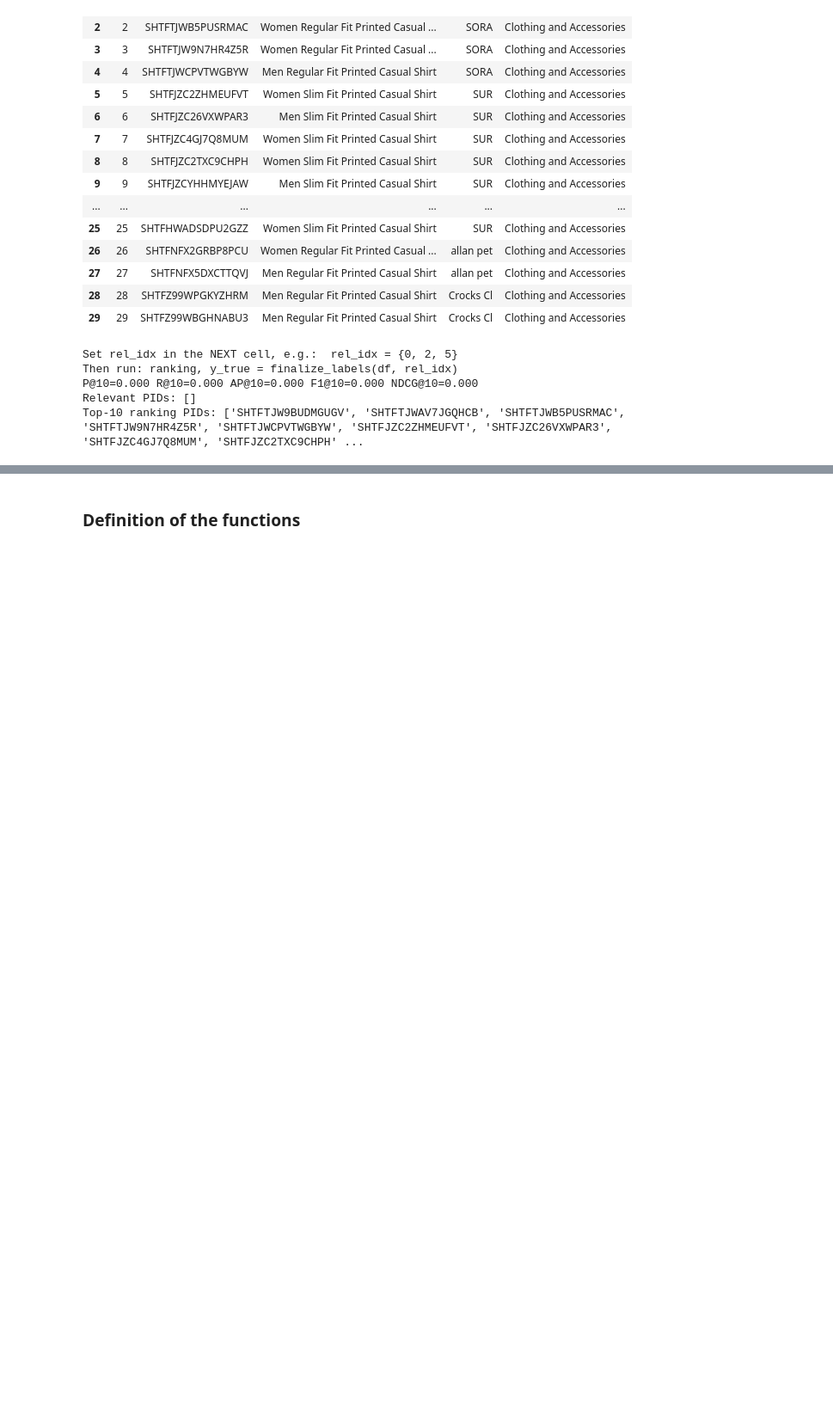
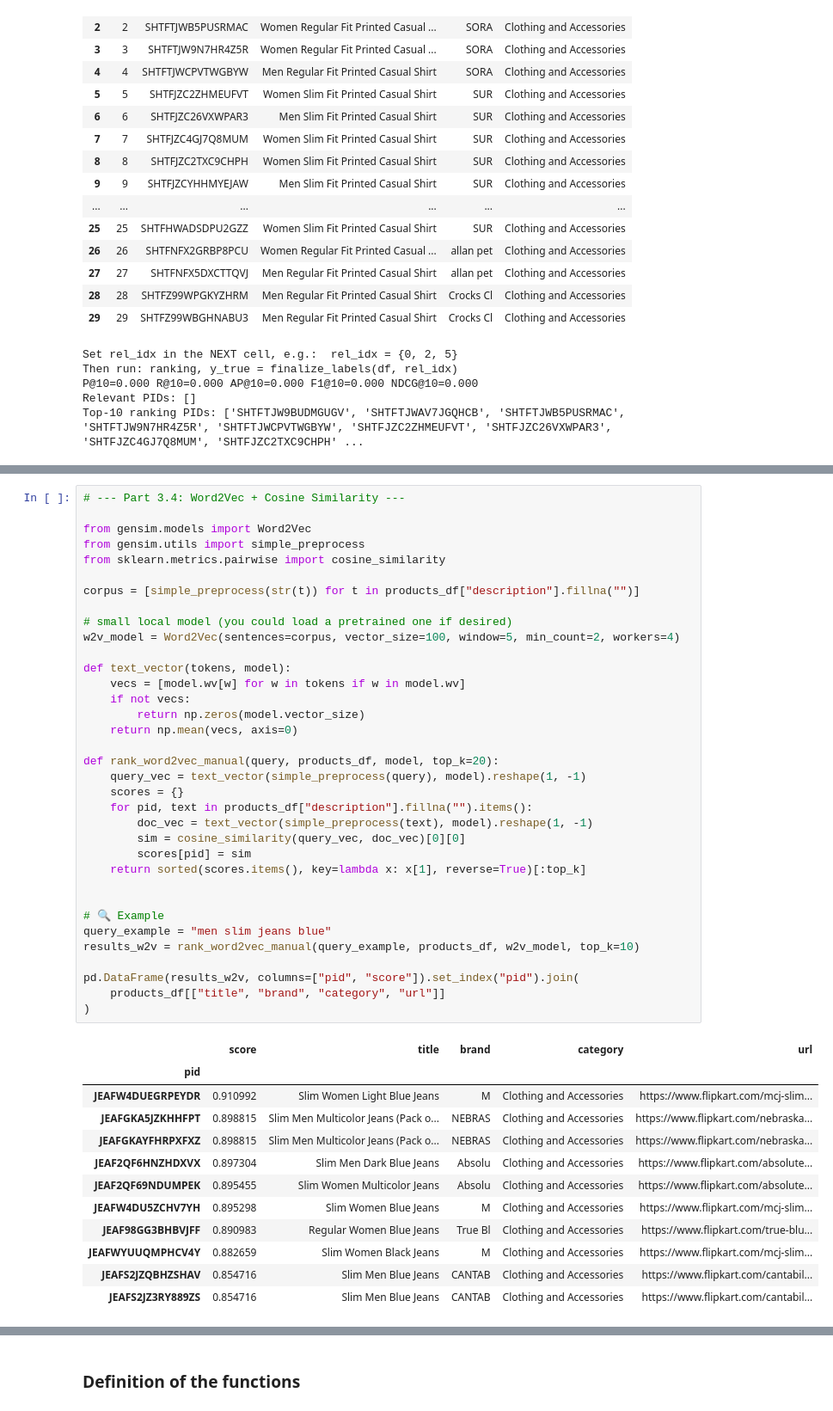
Before and after one commit to jordiestevee/irwa-search-engine-g_019, a Jupyter notebook: project_progress/part_3/Ranking_and_Filtering.ipynb, the cells around one changed output, grey strips where cells are left out. Shown at 86% size. Drawn from its saved outputs; the diff is of its cells as text; blank space fills up the shorter version.

```diff
--- a/project_progress/part_3/Ranking_and_Filtering.ipynb
+++ b/project_progress/part_3/Ranking_and_Filtering.ipynb
@@ -649,0 +830,48 @@ Top-10 ranking PIDs: ['SHTFTJW9BUDMGUGV', 'SHTFTJWAV7JGQHCB', 'SHTFTJWB5PUSRMAC'
+# %%
+# --- Part 3.4: Word2Vec + Cosine Similarity ---
+
+from gensim.models import Word2Vec
+from gensim.utils import simple_preprocess
+from sklearn.metrics.pairwise import cosine_similarity
+
+corpus = [simple_preprocess(str(t)) for t in products_df["description"].fillna("")]
+
+# small local model (you could load a pretrained one if desired)
+w2v_model = Word2Vec(sentences=corpus, vector_size=100, window=5, min_count=2, workers=4)
+
+def text_vector(tokens, model):
+    vecs = [model.wv[w] for w in tokens if w in model.wv]
+    if not vecs:
+        return np.zeros(model.vector_size)
+    return np.mean(vecs, axis=0)
+
+def rank_word2vec_manual(query, products_df, model, top_k=20):
+    query_vec = text_vector(simple_preprocess(query), model).reshape(1, -1)
+    scores = {}
+    for pid, text in products_df["description"].fillna("").items():
+        doc_vec = text_vector(simple_preprocess(text), model).reshape(1, -1)
+        sim = cosine_similarity(query_vec, doc_vec)[0][0]
+        scores[pid] = sim
+    return sorted(scores.items(), key=lambda x: x[1], reverse=True)[:top_k]
+
+
+# 🔍 Example
+query_example = "men slim jeans blue"
+results_w2v = rank_word2vec_manual(query_example, products_df, w2v_model, top_k=10)
+
+pd.DataFrame(results_w2v, columns=["pid", "score"]).set_index("pid").join(
+    products_df[["title", "brand", "category", "url"]]
+)
+# %% [output]
+|  | score | title | brand | category | url |
+| pid |  |  |  |  |  |
+| JEAFW4DUEGRPEYDR | 0.910992 | Slim Women Light Blue Jeans | M | Clothing and Accessories | https://www.flipkart.com/mcj-slim... |
+| JEAFGKA5JZKHHFPT | 0.898815 | Slim Men Multicolor Jeans (Pack o... | NEBRAS | Clothing and Accessories | https://www.flipkart.com/nebraska... |
+| JEAFGKAYFHRPXFXZ | 0.898815 | Slim Men Multicolor Jeans (Pack o... | NEBRAS | Clothing and Accessories | https://www.flipkart.com/nebraska... |
+| JEAF2QF6HNZHDXVX | 0.897304 | Slim Men Dark Blue Jeans | Absolu | Clothing and Accessories | https://www.flipkart.com/absolute... |
+| JEAF2QF69NDUMPEK | 0.895455 | Slim Women Multicolor Jeans | Absolu | Clothing and Accessories | https://www.flipkart.com/absolute... |
+| JEAFW4DU5ZCHV7YH | 0.895298 | Slim Women Blue Jeans | M | Clothing and Accessories | https://www.flipkart.com/mcj-slim... |
+| JEAF98GG3BHBVJFF | 0.890983 | Regular Women Blue Jeans | True Bl | Clothing and Accessories | https://www.flipkart.com/true-blu... |
+| JEAFWYUUQMPHCV4Y | 0.882659 | Slim Women Black Jeans | M | Clothing and Accessories | https://www.flipkart.com/mcj-slim... |
+| JEAFS2JZQBHZSHAV | 0.854716 | Slim Men Blue Jeans | CANTAB | Clothing and Accessories | https://www.flipkart.com/cantabil... |
+| JEAFS2JZ3RY889ZS | 0.854716 | Slim Men Blue Jeans | CANTAB | Clothing and Accessories | https://www.flipkart.com/cantabil... |
```
Also changed, not shown: parts of 31 cells of this notebook.
